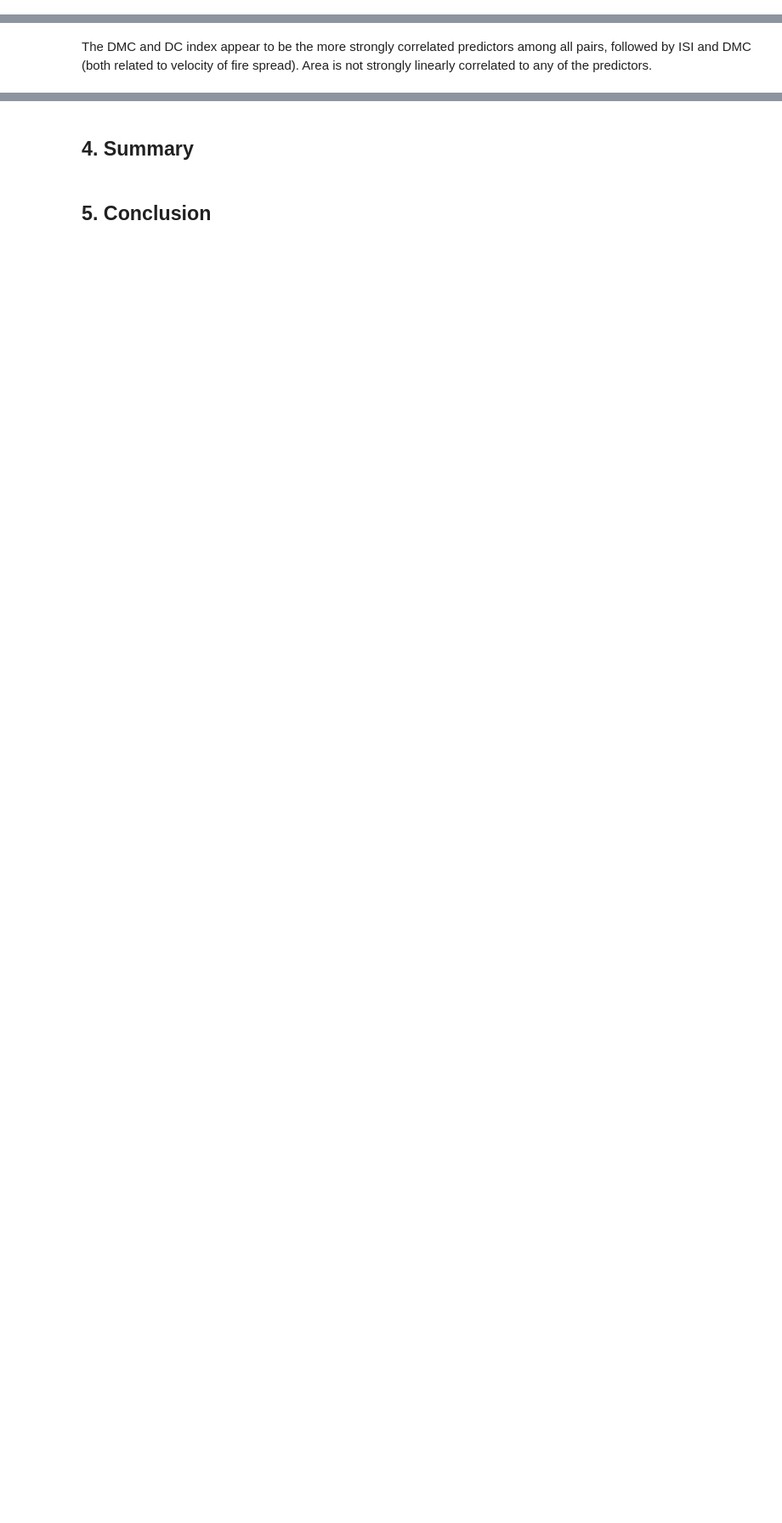
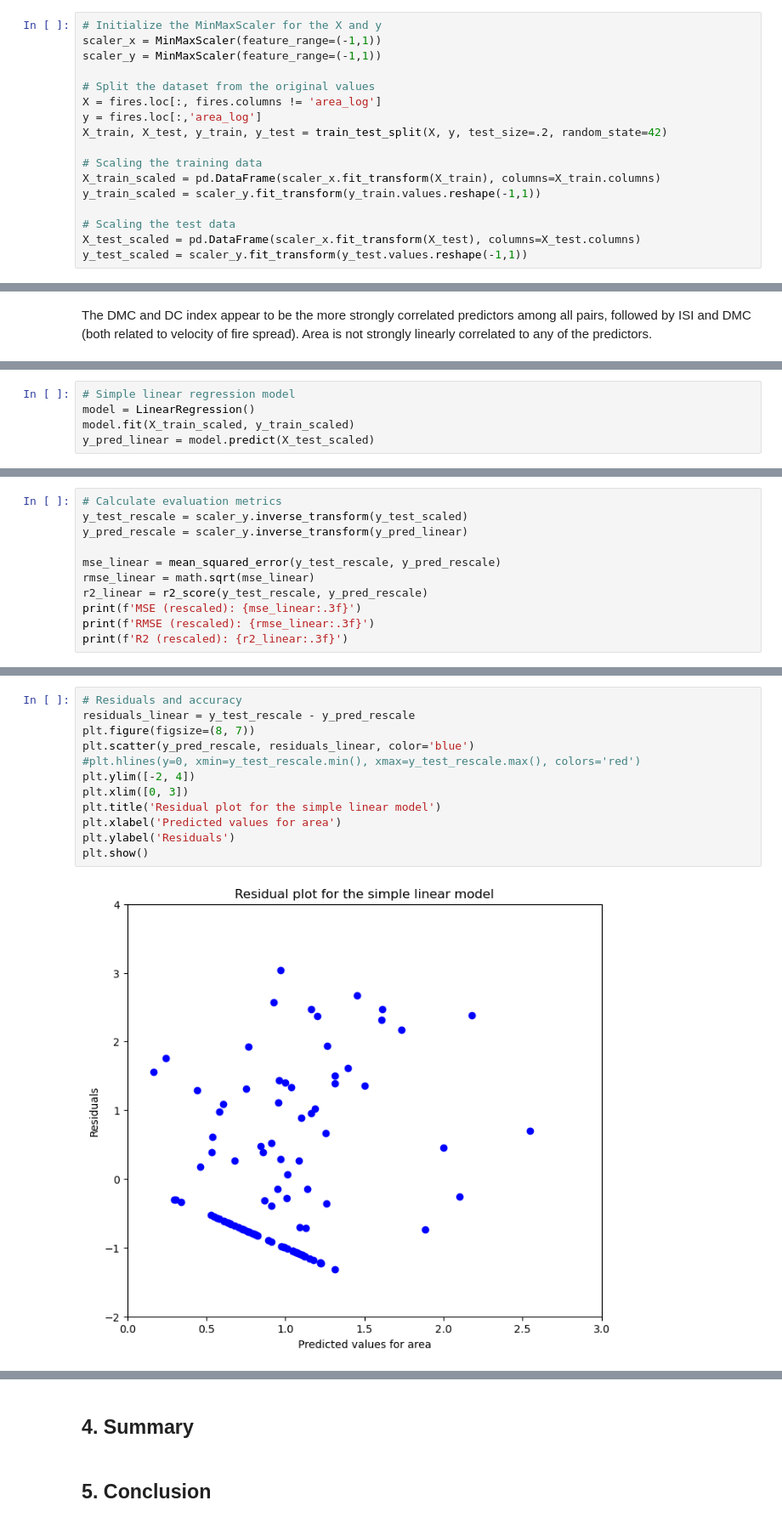
Before and after one commit to laurasck14/MLI2024, a Jupyter notebook: ml_LS.ipynb, the cells around one changed output, grey strips where cells are left out. Shown: that part at 85% size. Drawn from its saved outputs; the diff is of its cells as text; blank space fills up the shorter version.

Commit message:
update scalling and simple linear model

```diff
--- a/ml_LS.ipynb
+++ b/ml_LS.ipynb
@@ -189,3 +179,20 @@ plt.show()
+# %%
+# Initialize the MinMaxScaler for the X and y
+scaler_x = MinMaxScaler(feature_range=(-1,1))
+scaler_y = MinMaxScaler(feature_range=(-1,1))
+
+# Split the dataset from the original values
+X = fires.loc[:, fires.columns != 'area_log']
+y = fires.loc[:,'area_log']
+X_train, X_test, y_train, y_test = train_test_split(X, y, test_size=.2, random_state=42)
+
+# Scaling the training data
+X_train_scaled = pd.DataFrame(scaler_x.fit_transform(X_train), columns=X_train.columns)
+y_train_scaled = scaler_y.fit_transform(y_train.values.reshape(-1,1))
+
+# Scaling the test data
+X_test_scaled = pd.DataFrame(scaler_x.fit_transform(X_test), columns=X_test.columns)
+y_test_scaled = scaler_y.fit_transform(y_test.values.reshape(-1,1))
 # %% [markdown]
 ### 2.3. Check for correlations
 
@@ -210,0 +226,5 @@ The DMC and DC index appear to be the more strongly correlated predictors among
+# %%
+# Simple linear regression model
+model = LinearRegression()
+model.fit(X_train_scaled, y_train_scaled)
+y_pred_linear = model.predict(X_test_scaled)
@@ -210,0 +234,11 @@ The DMC and DC index appear to be the more strongly correlated predictors among
+# %%
+# Calculate evaluation metrics
+y_test_rescale = scaler_y.inverse_transform(y_test_scaled)
+y_pred_rescale = scaler_y.inverse_transform(y_pred_linear)
+
+mse_linear = mean_squared_error(y_test_rescale, y_pred_rescale)
+rmse_linear = math.sqrt(mse_linear)
+r2_linear = r2_score(y_test_rescale, y_pred_rescale)
+print(f'MSE (rescaled): {mse_linear:.3f}')
+print(f'RMSE (rescaled): {rmse_linear:.3f}')
+print(f'R2 (rescaled): {r2_linear:.3f}')
@@ -211 +249,15 @@ The DMC and DC index appear to be the more strongly correlated predictors among
+# %%
+# Residuals and accuracy
+residuals_linear = y_test_rescale - y_pred_rescale
+plt.figure(figsize=(8, 7))
+plt.scatter(y_pred_rescale, residuals_linear, color='blue')
+#plt.hlines(y=0, xmin=y_test_rescale.min(), xmax=y_test_rescale.max(), colors='red')
+plt.ylim([-2, 4])
+plt.xlim([0, 3])
+plt.title('Residual plot for the simple linear model')
+plt.xlabel('Predicted values for area')
+plt.ylabel('Residuals')
+plt.show()
+# %% [output]
+[figure, added]
 # %% [markdown]
```
Also changed, not shown: parts of 16 cells of this notebook.
